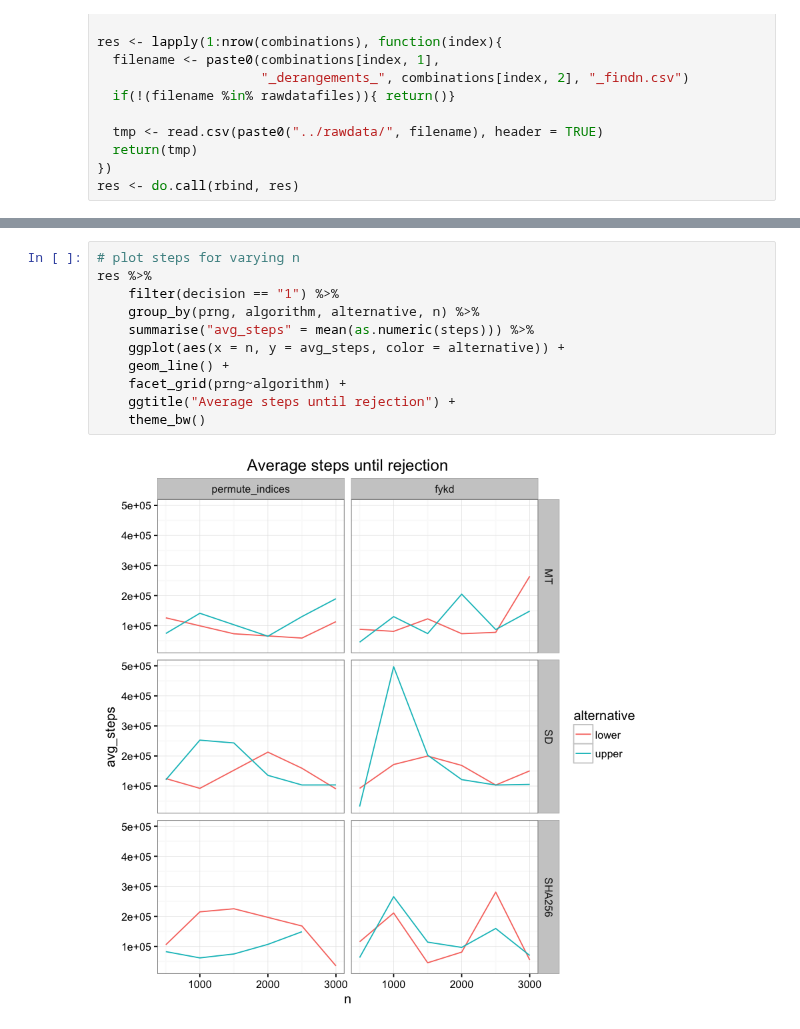
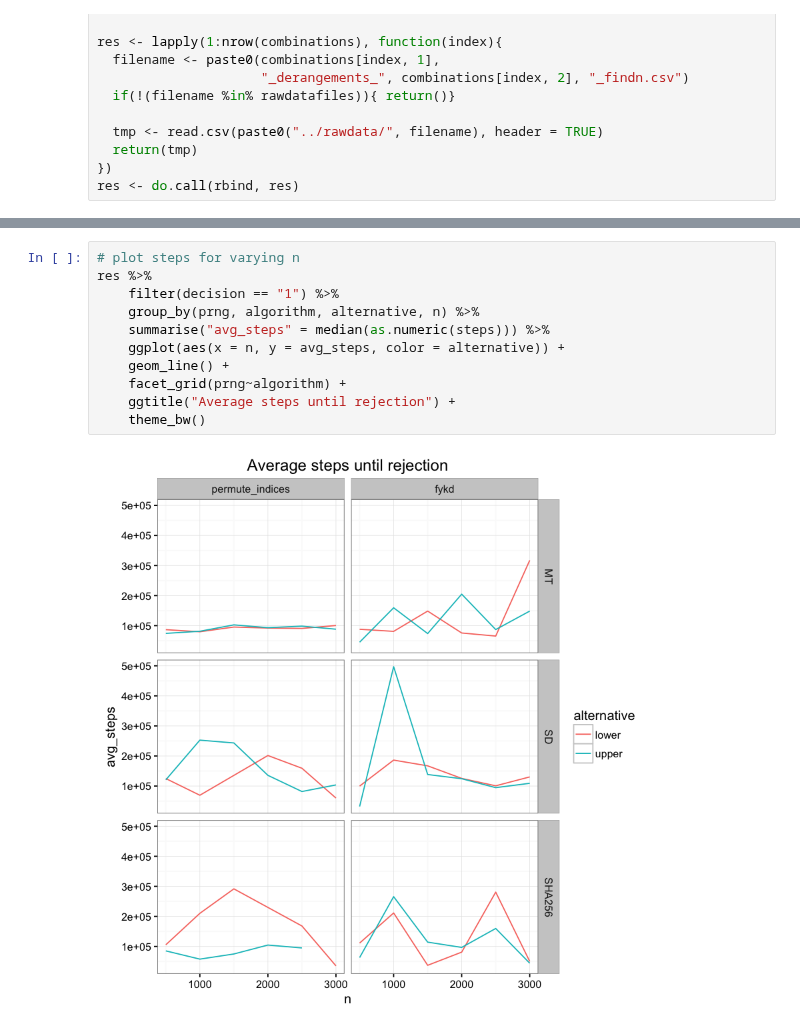
Before and after one commit to kellieotto/prngs-and-permutations, a Jupyter notebook: Code/SPRT/results/derangement_pop_size_exploration.ipynb, the cells around one changed output, grey strips where cells are left out. Drawn from its saved outputs; the diff is of its cells as text.

```diff
--- a/Code/SPRT/results/derangement_pop_size_exploration.ipynb
+++ b/Code/SPRT/results/derangement_pop_size_exploration.ipynb
@@ -94,13 +99,13 @@ res %>%
 # %%
 # plot steps for varying n
 res %>%
     filter(decision == "1") %>%
     group_by(prng, algorithm, alternative, n) %>%
-    summarise("avg_steps" = mean(as.numeric(steps))) %>%
+    summarise("avg_steps" = median(as.numeric(steps))) %>%
     ggplot(aes(x = n, y = avg_steps, color = alternative)) +
     geom_line() +
     facet_grid(prng~algorithm) +
     ggtitle("Average steps until rejection") +
     theme_bw()
 # %% [output]
-[figure, old version]
+[figure, new version]
```
Also changed, not shown: parts of 5 cells of this notebook.
